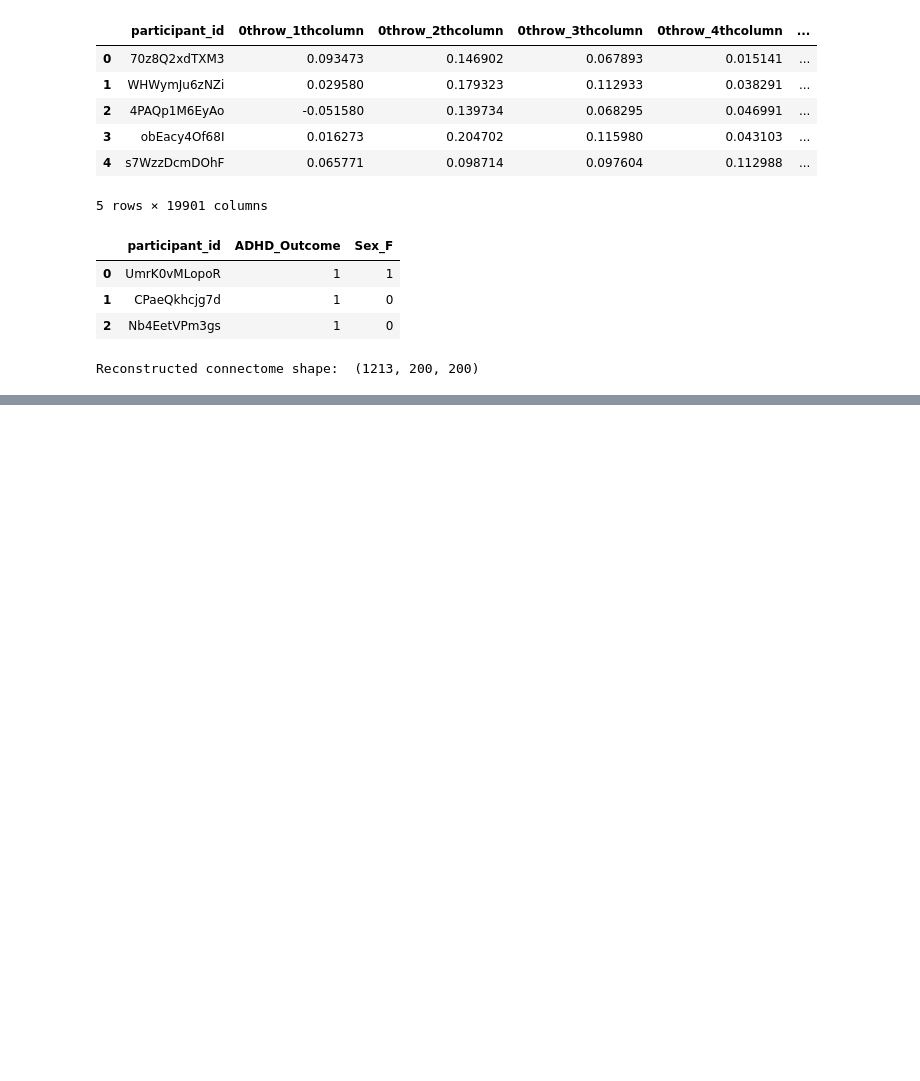
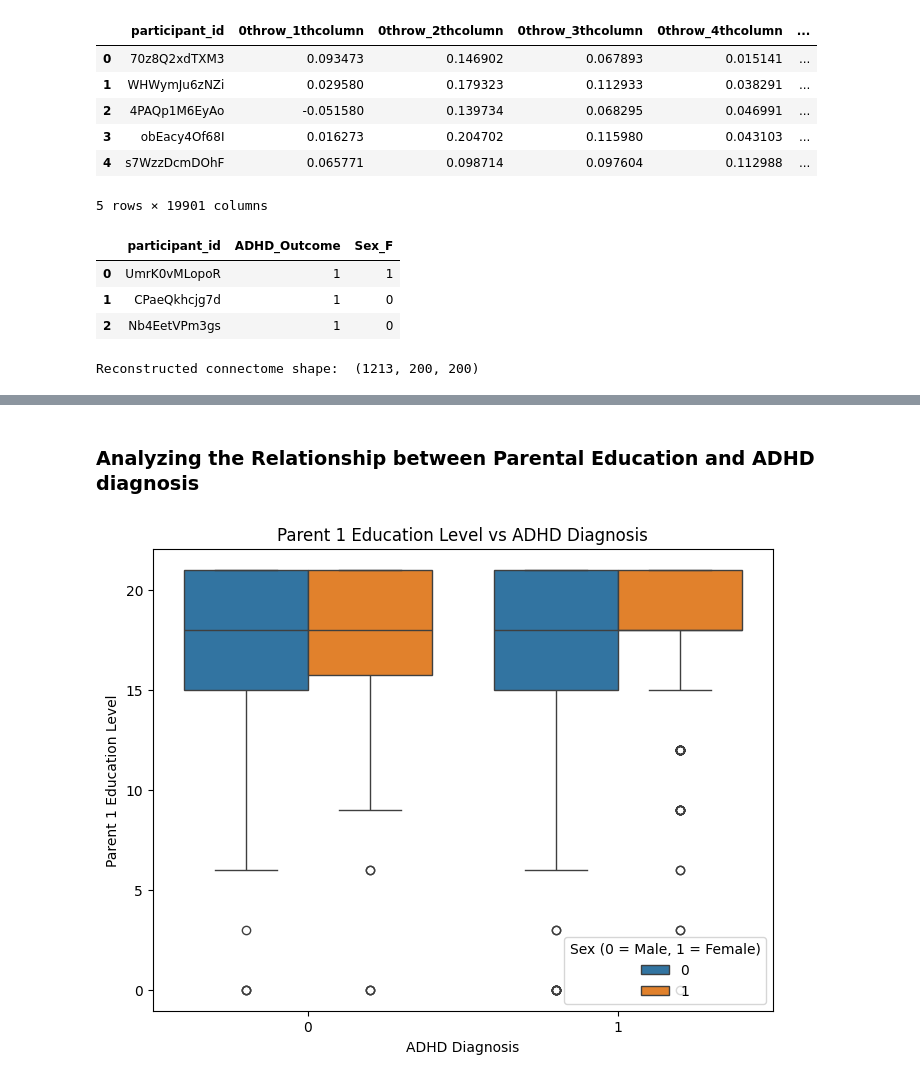
Before and after one commit to Folasewa/Health-Tech-DS-Projects, a Jupyter notebook: ADHD-Kaggle/adhd.ipynb, the cells around one changed output, grey strips where cells are left out. Cells and saved outputs as stored; diff of their text form; code cells hidden in the pictures; blank space fills up the shorter version.

```diff
--- a/ADHD-Kaggle/adhd.ipynb
+++ b/ADHD-Kaggle/adhd.ipynb
@@ -100,0 +185,12 @@ metadata_with_labels.head(5)
+# %% [markdown]
+### Analyzing the Relationship between Parental Education and ADHD diagnosis
+# %%
+plt.figure(figsize=(8,6))
+sns.boxplot(data = train_data, x = "ADHD_Outcome", y = "Barratt_Barratt_P1_Edu", hue="Sex_F")
+plt.title("Parent 1 Education Level vs ADHD Diagnosis")
+plt.xlabel("ADHD Diagnosis")
+plt.ylabel("Parent 1 Education Level")
+plt.legend(title="Sex (0 = Male, 1 = Female)")
+plt.show()
+# %% [output]
+[figure, added]
```
Also changed, not shown: parts of 19 cells of this notebook.
